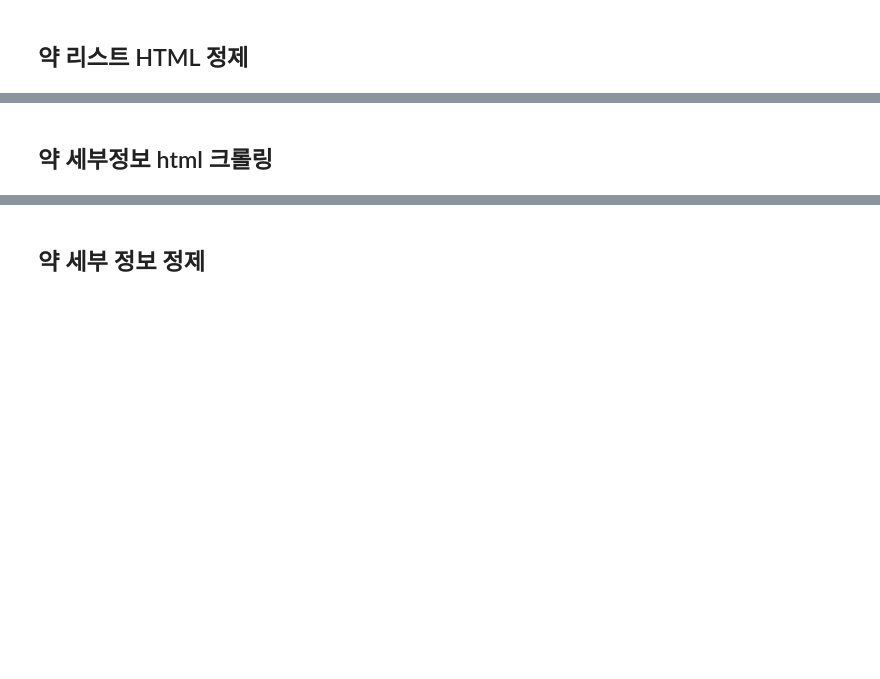
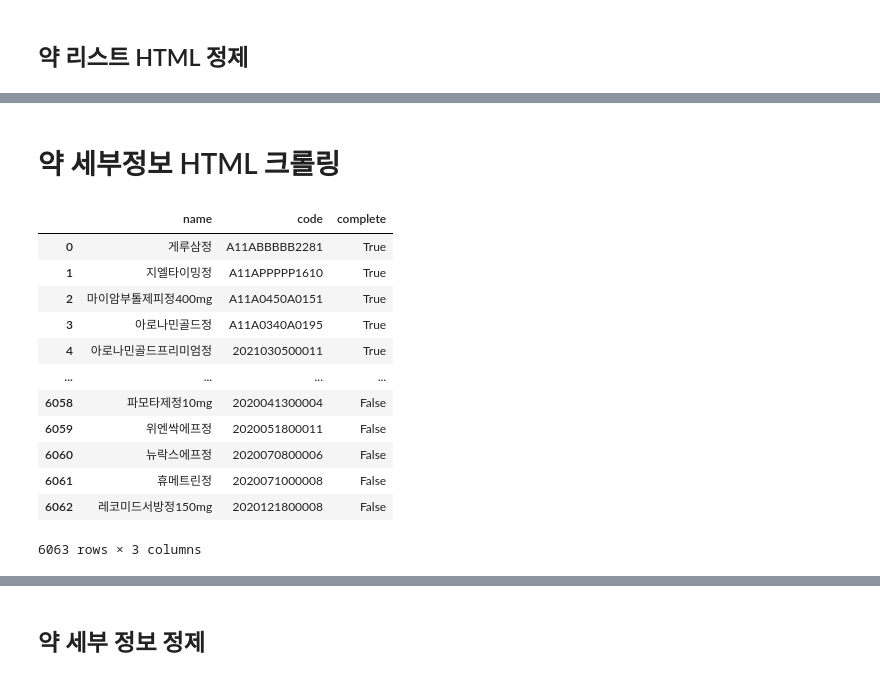
Before and after one commit to kimseo-0/Drug-Detection-Chatbot, a Jupyter notebook: data_collection/01_crowling_drug_data.ipynb, the cells around one changed output, grey strips where cells are left out. Cells and saved outputs as stored; diff of their text form; code cells hidden in the pictures; blank space fills up the shorter version.

```diff
--- a/data_collection/01_crowling_drug_data.ipynb
+++ b/data_collection/01_crowling_drug_data.ipynb
@@ -361,13 +427,29 @@ drug_code_df = pd.DataFrame(code_list)
 # %%
 drug_code_df.to_csv(data_base_path + "drug_code.csv", index=False)
 # %% [markdown]
-## 약 세부정보 html 크롤링
+# 약 세부정보 HTML 크롤링
 # %%
 drug_code_df = pd.read_csv(data_base_path + "drug_code.csv")
 # %%
 # 초기화
 if 'complete' not in drug_code_df.columns:
-    drug_code_df['complete'] = False
+    drug_code_df['complete'] = [False] * len(drug_code_df)
+# %%
+drug_code_df
+# %% [output]
+|  | name | code | complete |
+| 0 | 게루삼정 | A11ABBBBB2281 | True |
+| 1 | 지엘타이밍정 | A11APPPPP1610 | True |
+| 2 | 마이암부톨제피정400mg | A11A0450A0151 | True |
+| 3 | 아로나민골드정 | A11A0340A0195 | True |
+| 4 | 아로나민골드프리미엄정 | 2021030500011 | True |
+| ... | ... | ... | ... |
+| 6058 | 파모타제정10mg | 2020041300004 | False |
+| 6059 | 위엔싹에프정 | 2020051800011 | False |
+| 6060 | 뉴락스에프정 | 2020070800006 | False |
+| 6061 | 휴메트린정 | 2020071000008 | False |
+| 6062 | 레코미드서방정150mg | 2020121800008 | False |
+6063 rows × 3 columns
 # %%
 result_drug_base_url = "https://www.health.kr/searchDrug/result_drug.asp?drug_cd="
 result_take_base_url = "https://www.health.kr/searchDrug/result_take.asp?drug_cd="
```
Also changed, not shown: parts of 43 cells of this notebook.
